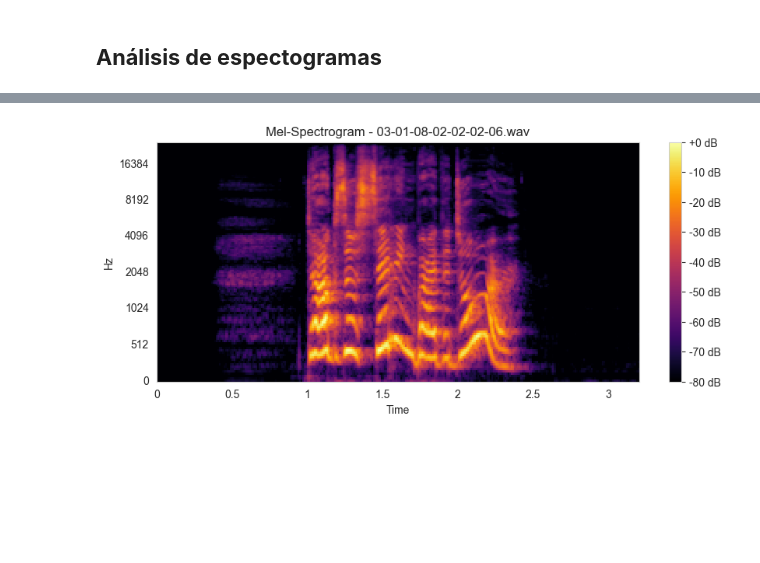
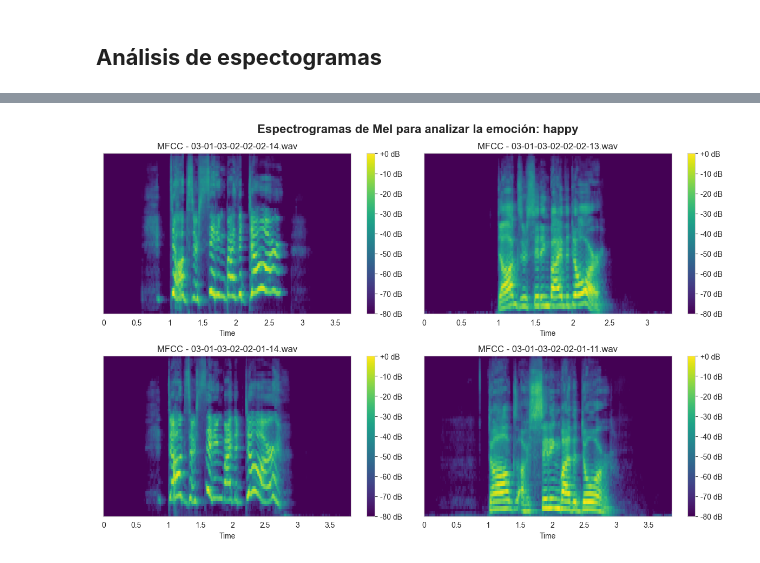
Before and after one commit to nayeli-guzman/emotion-recognition-in-speech, a Jupyter notebook: data-exploration.ipynb, the cells around one changed output, grey strips where cells are left out. Saved outputs shown, nothing was run; the diff lists cells and outputs as text; code cells hidden in the pictures; blank space fills up the shorter version.

Commit message:
fixed: melspect

```diff
--- a/data-exploration.ipynb
+++ b/data-exploration.ipynb
@@ -170,22 +174,0 @@ print(neutral_random_ids)
-# %%
-import librosa
-import librosa.display
-import numpy as np
-import matplotlib.pyplot as plt
-
-def plot_mel_spectrogram(audio_path):
-    y, sr = librosa.load(audio_path, sr=None)
-
-    # Calcular el espectrograma de Mel
-    S = librosa.feature.melspectrogram(y=y, sr=sr, n_mels=128)
-    S_db = librosa.power_to_db(S, ref=np.max)
-
-    plt.figure(figsize=(10, 4))
-    librosa.display.specshow(S_db, sr=sr, x_axis="time", y_axis="mel", cmap="inferno")
-    plt.colorbar(format="%+2.0f dB")
-    plt.title(f"Mel-Spectrogram - {audio_path.split('/')[-1]}")
-    plt.show()
-
-plot_mel_spectrogram("C:/Users/nayel/Desktop/utec/2025-0/machine-learning/emotion-recognition-in-speech/archive/Actor_06/03-01-08-02-02-02-06.wav")
-# %% [output]
-[figure, removed]
@@ -191,0 +228,4 @@ plot_mel_spectrogram("C:/Users/nayel/Desktop/utec/2025-0/machine-learning/emotio
+# %%
+plot_multiple_mel_spectrograms(happy_random_ids, "happy")
+# %% [output]
+[figure, added]
```
Also changed, not shown: parts of 7 cells of this notebook.
